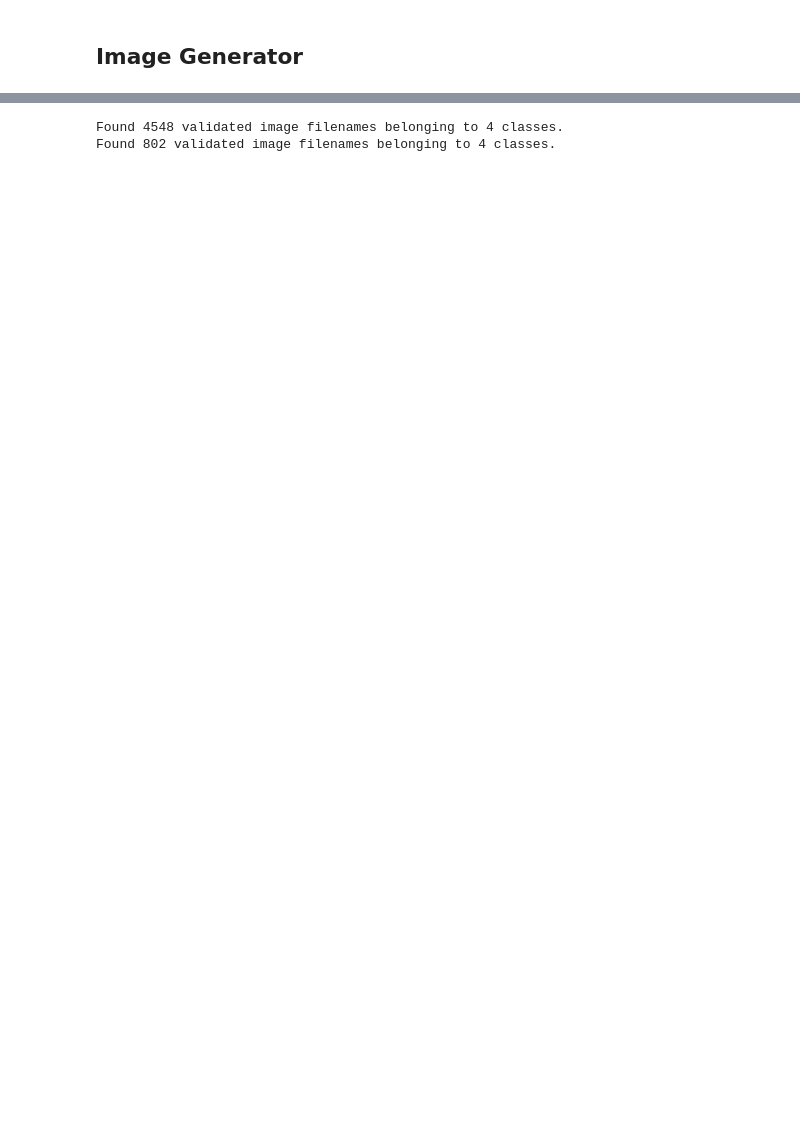
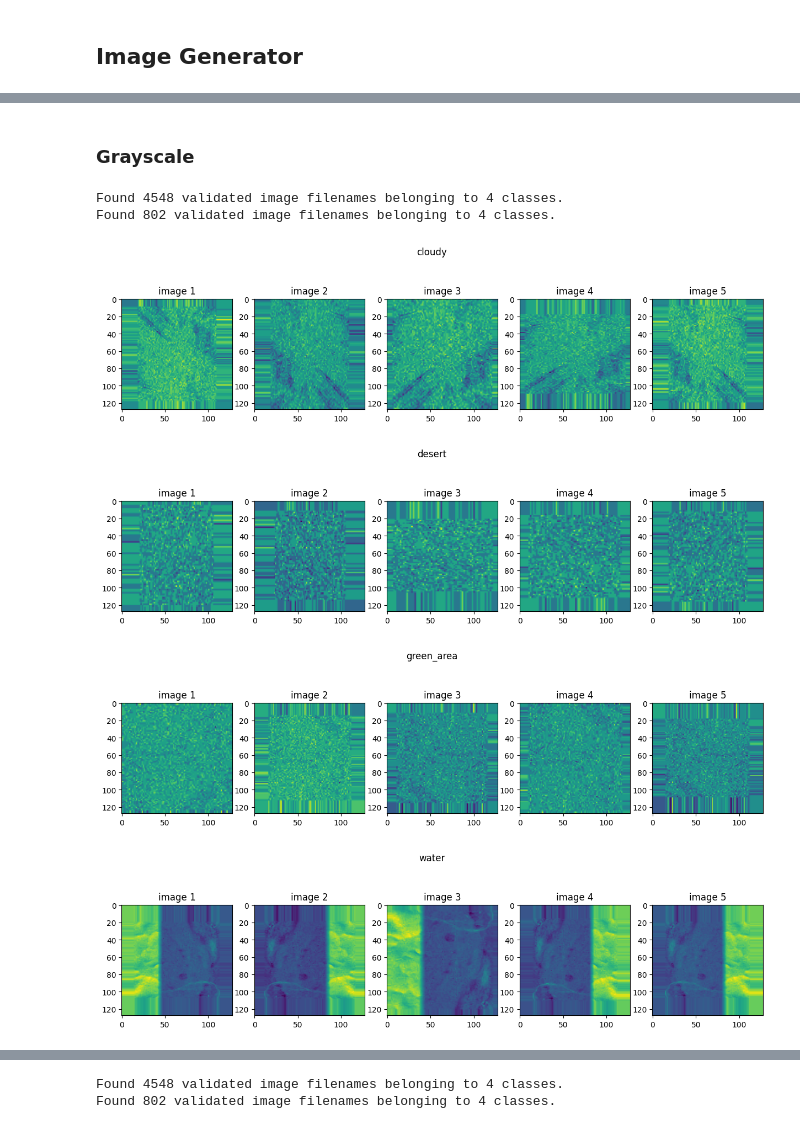
Before and after one commit to Gustana/Satellite-Image-Classification, a Jupyter notebook: satellite-image-classify.ipynb, the cells around one changed output, grey strips where cells are left out. Saved outputs shown, nothing was run; the diff lists cells and outputs as text; code cells hidden in the pictures; blank space fills up the shorter version.

```diff
--- a/satellite-image-classify.ipynb
+++ b/satellite-image-classify.ipynb
@@ -411,18 +401,19 @@ def get_index_sample_without_replace(
     sample_size: int
 ):
     """
-    Get index of :sample_size sample data without replacement from :df
+    Get :sample_size number of indexes without replacement for sample data from :df
 
-    :param df (pd.DataFrame) -> data source
-    :param sample_size (int) -> number of samples to return from :df
+        parameters:
+            df (pd.DataFrame): data source that contains label and path of each image
 
-    :return index of samples
+        return:
+            index of samples as list
     """
 
     return list(
         df.sample(
             n=sample_size,
             replace=False,
-            random_state=0
+            random_state=9
         ).index
     )
@@ -528,13 +517,15 @@ train_val_img_datagen = ImageDataGenerator(
 # create image data generator for test images
 test_img_datagen = ImageDataGenerator(rescale=rescale)
 # %%
-def adjust_img_contrast(img: object) -> object:
+def get_adjusted_contrast_img(img: object) -> object:
     """
-    Adjust :img contrast using range contrast value from 0.4 to 1.6
+    Get adjusted contrast of :img using range contrast value from 0.4 to 1.6
 
-    :param img (object) -> The image that needs contrast adjustment
+        param:
+            img (object): the image that needs contrast adjustment
 
-    :return image with new contrast (object)
+        return:
+            image with new contrast (object)
     """
     return tf.image.random_contrast(
         img,
@@ -542,3 +533,60 @@ def adjust_img_contrast(img: object) -> object:
         upper=1.6,
         seed=9
     )
+# %% [markdown]
+### Grayscale
+# %%
+# split train-val images
+img_train_gray = train_val_img_datagen.flow_from_dataframe(
+    img_train_val_df,
+    # datagen only need height & weight size
+    target_size=IMG_SHAPE,
+    class_mode="categorical",
+    x_col="path",
+    y_col="label",
+    keep_aspect_ratio=True,
+    seed=9,
+    subset="training",
+    shuffle=True,
+    batch_size=batch_size,
+    preprocessing_function=get_adjusted_contrast_img,
+    color_mode="grayscale"
+)
+
+img_val_gray = train_val_img_datagen.flow_from_dataframe(
+    img_train_val_df,
+    # datagen only need height & weight size
+    target_size=IMG_SHAPE,
+    class_mode="categorical",
+    x_col="path",
+    y_col="label",
+    keep_aspect_ratio=True,
+    seed=9,
+    subset="validation",
+    shuffle=True,
+    batch_size=batch_size,
+    preprocessing_function=get_adjusted_contrast_img,
+    color_mode="grayscale"
+)
+# %% [output]
+Found 4548 validated image filenames belonging to 4 classes.
+Found 802 validated image filenames belonging to 4 classes.
+# %%
+# plot some augmented grayscale images
+img_gen_grayscales_dict = {}
+img_pos = 0
+for i, batch_name in enumerate(img_train_gray.class_indices):
+    img_gen_grays = []
+    for j in range(5):
+        img_gen_grays.append(img_train_gray[0][0][img_pos])
+
+    img_gen_grayscales_dict[batch_name] = img_gen_grays
+    img_pos+=5
+
+# plot 5 augmented grayscale images per class
+show_subplot_img(5, (15, 4), img_gen_grayscales_dict)
+# %% [output]
+[figure, added]
+[figure, added]
+[figure, added]
+[figure, added]
```
Also changed, not shown: parts of 63 cells of this notebook.
